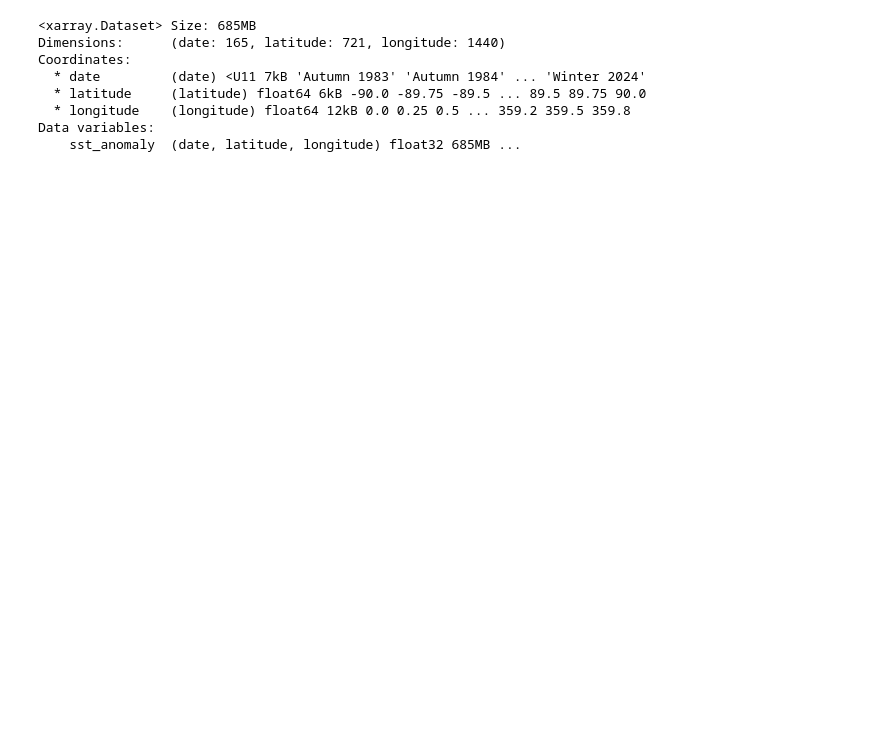
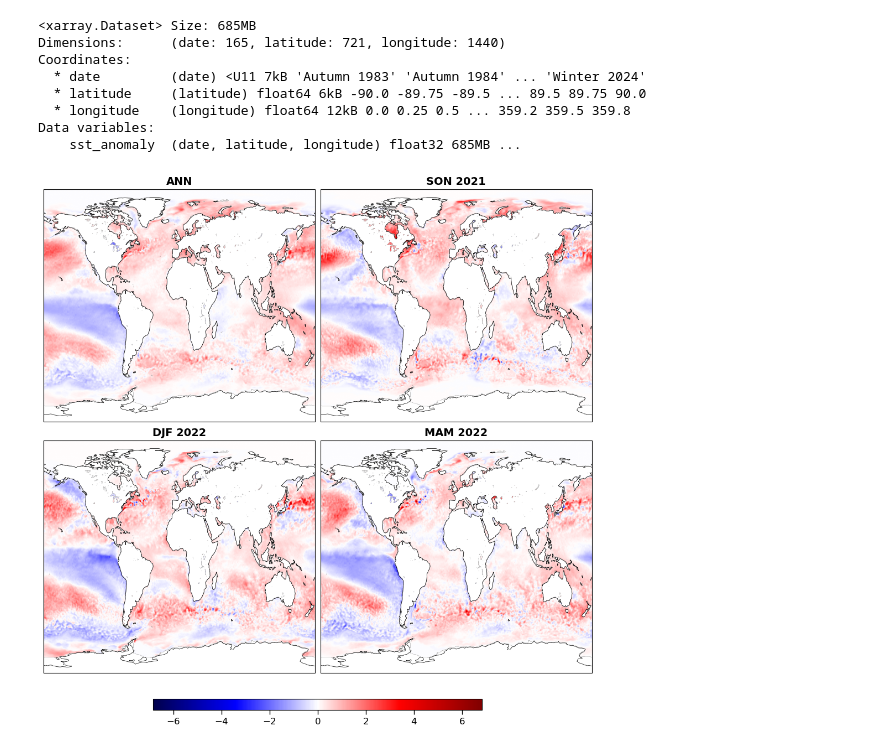
Before and after one commit to anasoubaha/A3-AtmosphericDynamics, a Jupyter notebook: RecoveredNB/sst_analysis.ipynb, the cells around one changed output. Saved outputs shown, nothing was run; the diff lists cells and outputs as text; code cells hidden in the pictures; blank space fills up the shorter version.

```diff
--- a/RecoveredNB/sst_analysis.ipynb
+++ b/RecoveredNB/sst_analysis.ipynb
@@ -24,8 +24,8 @@ Data variables:
     sst_anomaly  (date, latitude, longitude) float32 685MB ...
 # %%
 # --- Load Data ---
-anomalies= xr.open_dataset('C:/Users/Oubaha.ANAS/Workspace/Datasets/sst_seasonal_anomalies.nc', engine='netcdf4')
-an_anomalies= xr.open_dataset('C:/Users/Oubaha.ANAS/Workspace/Datasets/sst_annual_anomalies.nc', engine='netcdf4')
+anomalies= xr.open_dataset('../../Data-Other/Article3_data/sst_seasonal_anomalies.nc', engine='netcdf4')
+an_anomalies= xr.open_dataset('../../Data-Other/Article3_data/sst_annual_anomalies.nc', engine='netcdf4')
 # --- SELECTION & LABELING ---
 # Define seasonal selections and extract the year
 seasons = ['Autumn 2021', 'Winter 2022', 'Spring 2022']
@@ -67,30 +67,32 @@ for ax, label, sst_anomaly in zip(axes, labels, anomaly_list):
     # Plot SST anomaly
     im = ax.imshow(
         sst_anomaly[::-1],
         cmap='seismic',
         vmin=-absmax,
         vmax=absmax,
         aspect='auto',
         extent=[
             anomalies.longitude.min(),
             anomalies.longitude.max(),
             anomalies.latitude.min(),
             anomalies.latitude.max()
         ],
         transform=ccrs.PlateCarree()
     )
     # Add map features
     ax.coastlines(resolution='110m', linewidth=0.5)
     ax.add_feature(cfeature.LAND, facecolor='white')
     ax.set_title(label, fontsize=14, fontweight='bold')
     ax.set_xticks([])
     ax.set_yticks([])
 # --- COLORBAR ---
 cbar = fig.colorbar(im, ax=axes, orientation='horizontal', fraction=0.07, pad=0.05, aspect=30, shrink=0.6)
 #cbar.set_label("SST Anomaly (°C)", fontsize=12)
 # Style the colorbar ticks and label
 cbar.ax.tick_params(labelsize=12, direction='out', length=6, width=1)
 cbar.outline.set_linewidth(0.8)
 # --- EXPORT / DISPLAY ---
 plt.savefig("SSTAnomalies_2022.png", dpi=600)
 plt.show()
+# %% [output]
+[figure, added]
```
Also changed, not shown: parts of 1 cell of this notebook, 6 other files.
